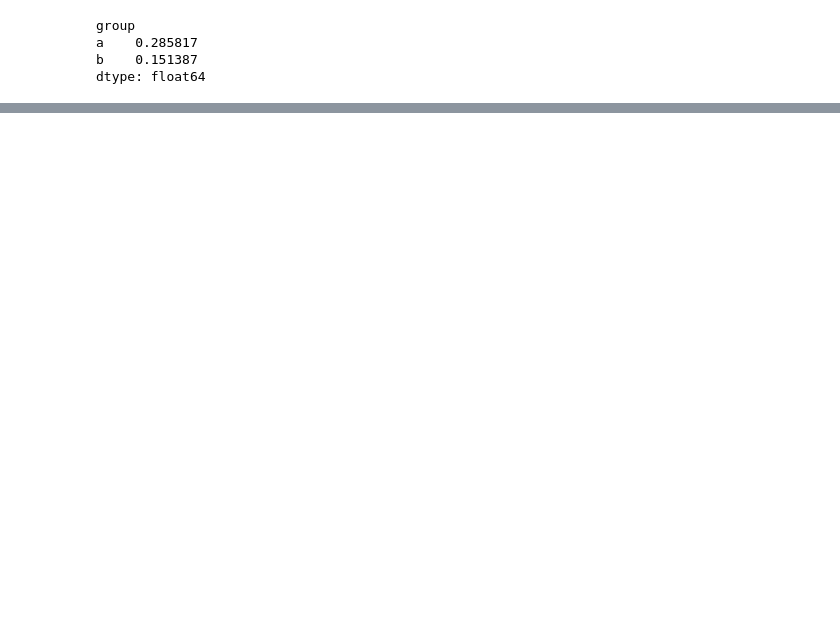
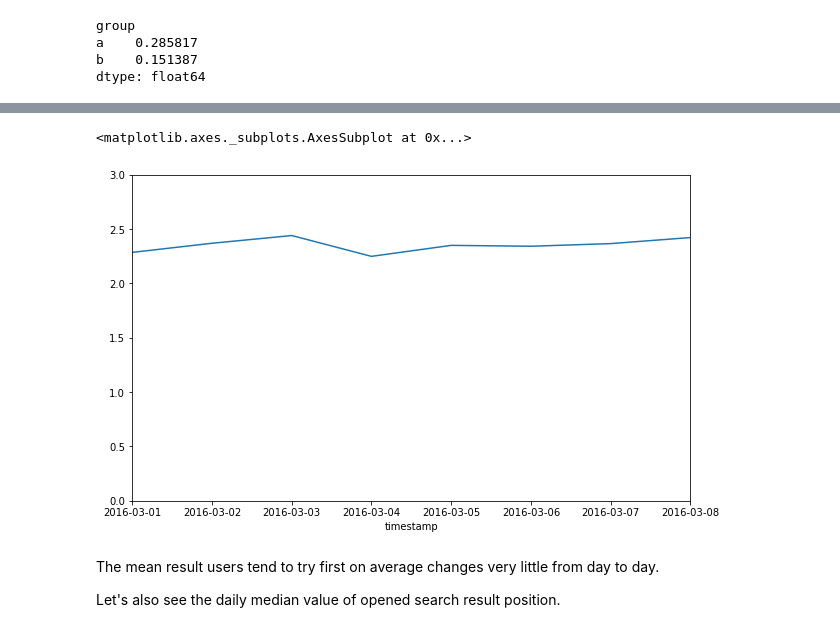
Before and after one commit to msznajder/wikipedia_users_activity_analysis, a Jupyter notebook: wikipedia_analysis.ipynb, the cells around one changed output, grey strips where cells are left out. Saved outputs shown, nothing was run; the diff lists cells and outputs as text; code cells hidden in the pictures; blank space fills up the shorter version.

```diff
--- a/wikipedia_analysis.ipynb
+++ b/wikipedia_analysis.ipynb
@@ -475,0 +538,9 @@ For group `a` the overall clickthrough rate is 0.2858 and for group `b` it is 0.
+# %%
+visit_page_grouped["result_position"].mean().plot(figsize=(10, 6), ylim=(0, 3.0))
+# %% [output]
+<matplotlib.axes._subplots.AxesSubplot at 0x...>
+[figure, added]
+# %% [markdown]
+The mean result users tend to try first on average changes very little from day to day.
+
+Let's also see the daily median value of opened search result position.
```
Also changed, not shown: parts of 43 cells of this notebook.
